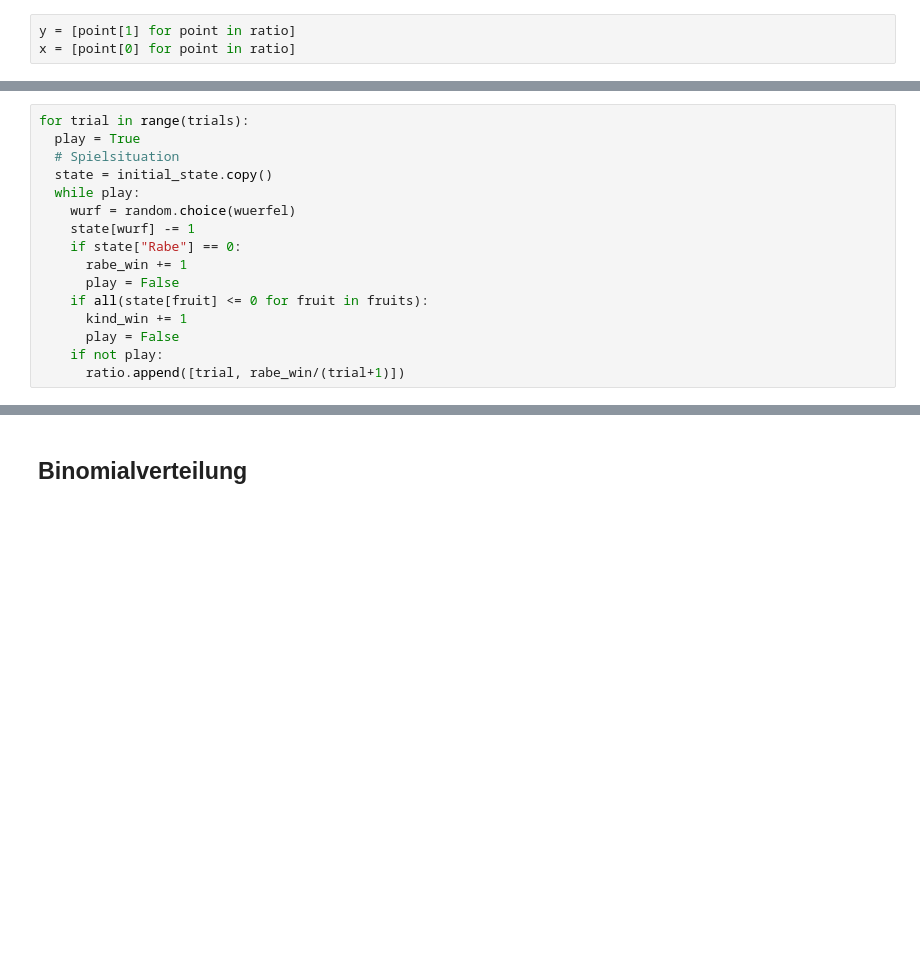
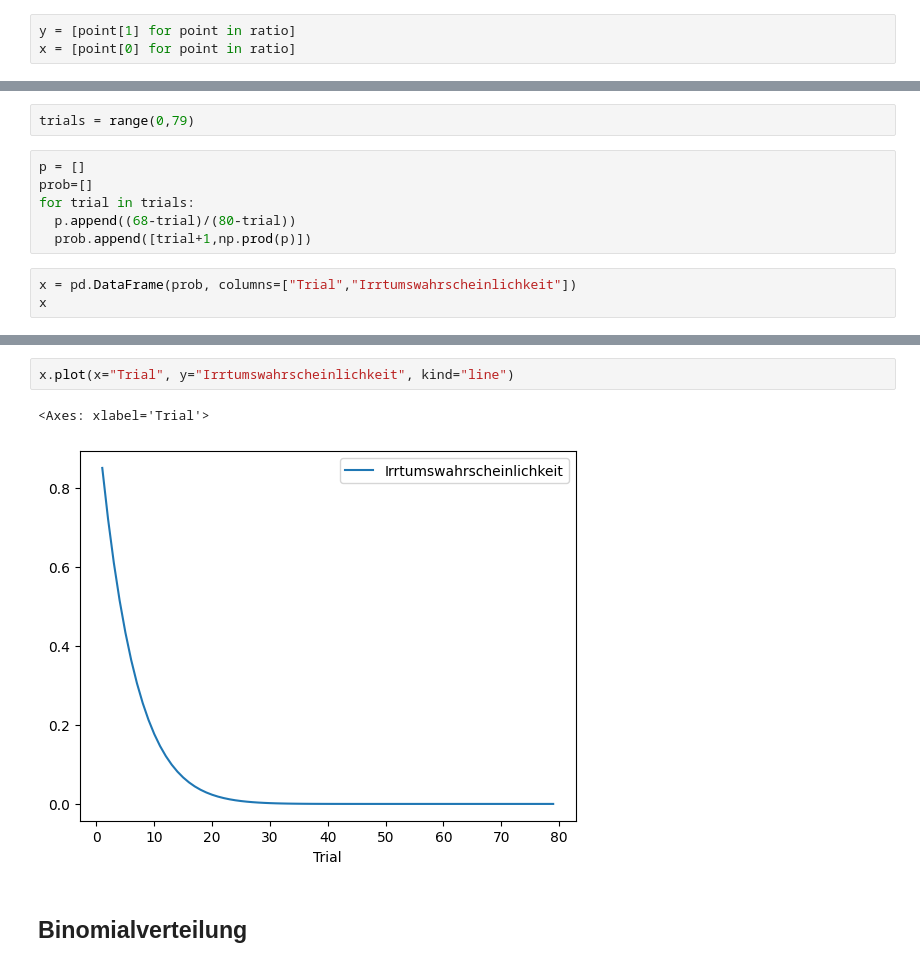
Before and after one commit to AlexKressner/Statistik, a Jupyter notebook: Wahrscheinlichkeitsrechnung.ipynb, the cells around one changed output, grey strips where cells are left out. Drawn from its saved outputs; the diff is of its cells as text; blank space fills up the shorter version.

```diff
--- a/Wahrscheinlichkeitsrechnung.ipynb
+++ b/Wahrscheinlichkeitsrechnung.ipynb
@@ -59,16 +45,0 @@ initial_state = {"Rabe":4, "Gelb":3, "Rot":0, "Grün":0, "Lila": 1}
-# %%
-for trial in range(trials):
-  play = True
-  # Spielsituation
-  state = initial_state.copy()
-  while play:
-    wurf = random.choice(wuerfel)
-    state[wurf] -= 1
-    if state["Rabe"] == 0:
-      rabe_win += 1
-      play = False
-    if all(state[fruit] <= 0 for fruit in fruits):
-      kind_win += 1
-      play = False
-    if not play:
-      ratio.append([trial, rabe_win/(trial+1)])
@@ -113,0 +48,11 @@ plt.show()
+# %%
+trials = range(0,79)
+# %%
+p = []
+prob=[]
+for trial in trials:
+  p.append((68-trial)/(80-trial))
+  prob.append([trial+1,np.prod(p)])
+# %%
+x = pd.DataFrame(prob, columns=["Trial","Irrtumswahrscheinlichkeit"])
+x
@@ -114,3 +73,8 @@ plt.show()
+# %%
+x.plot(x="Trial", y="Irrtumswahrscheinlichkeit", kind="line")
+# %% [output]
+<Axes: xlabel='Trial'>
+[figure, added]
 # %% [markdown]
 ## Binomialverteilung
 # %%
```
Also changed, not shown: parts of 49 cells of this notebook.
